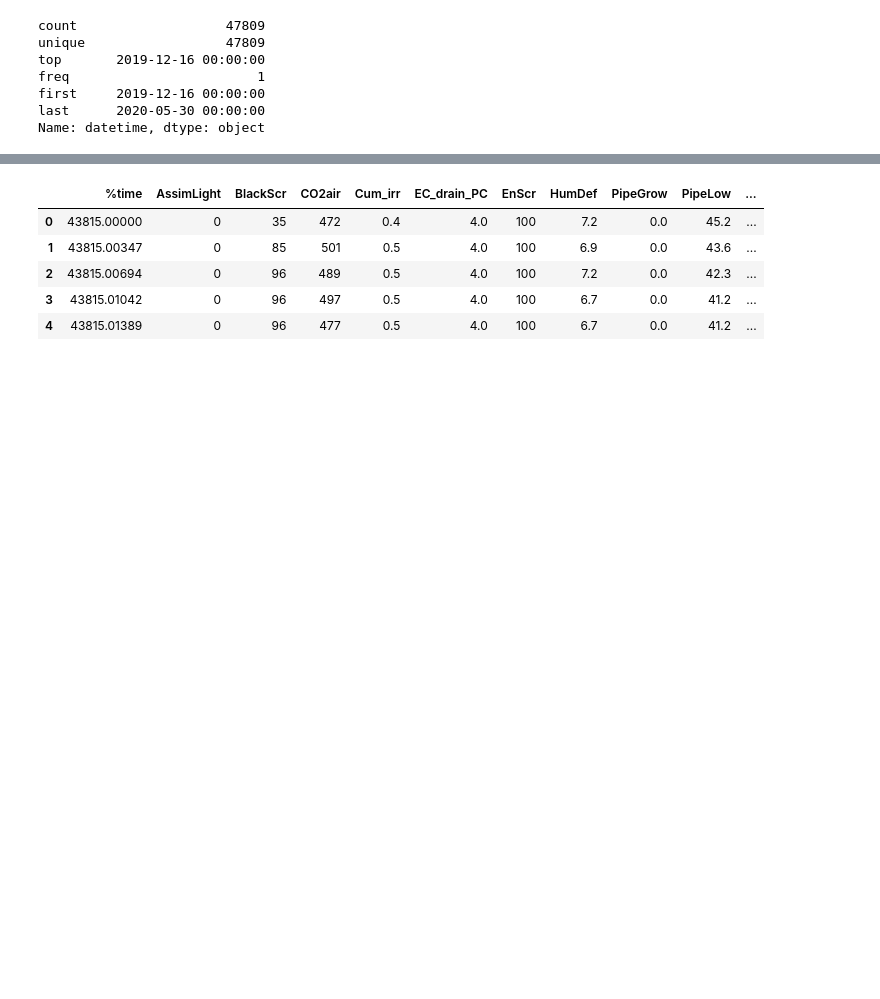
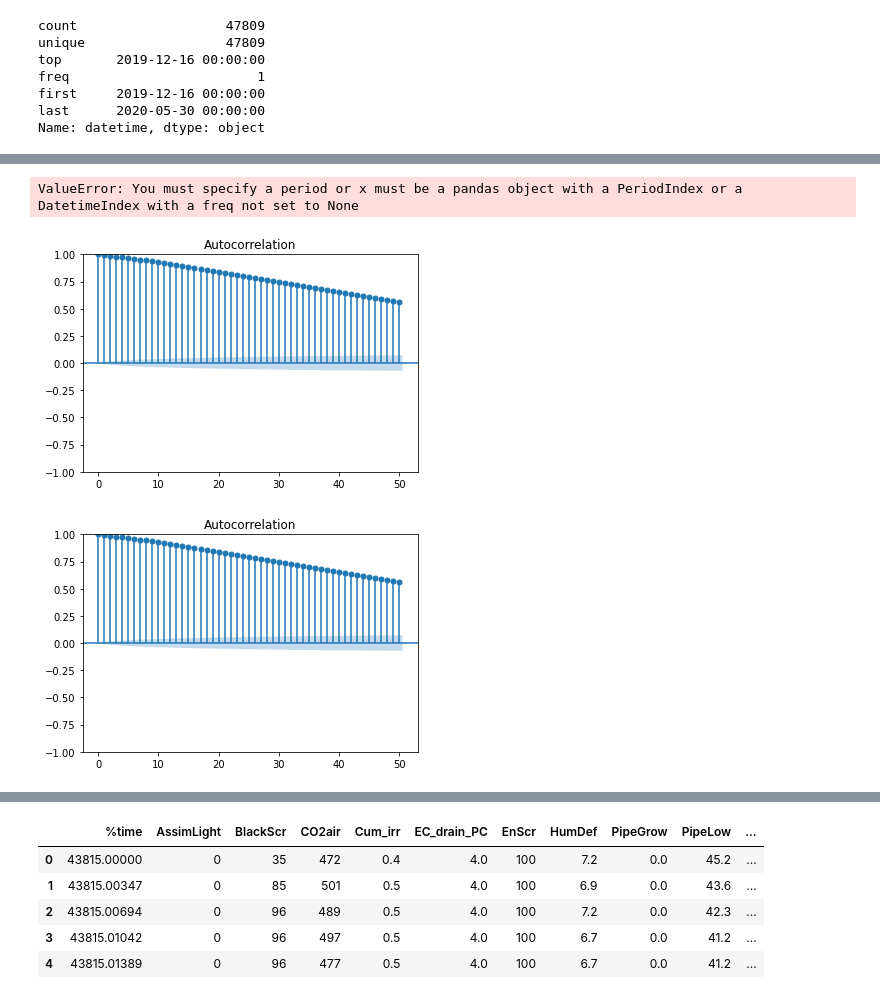
Before and after one commit to pariosur/food_waste, a Jupyter notebook: algeria/EDA indoor climate.ipynb, the cells around one changed output, grey strips where cells are left out. Cells and saved outputs as stored; diff of their text form; code cells hidden in the pictures; blank space fills up the shorter version.

```diff
--- a/algeria/EDA indoor climate.ipynb
+++ b/algeria/EDA indoor climate.ipynb
@@ -96,0 +303,19 @@ Name: datetime, dtype: object
+# %%
+from statsmodels.tsa.seasonal import seasonal_decompose
+from dateutil.parser import parse
+
+# Additive Decomposition
+result_add = seasonal_decompose(df_ref_greenhouse_final['Cum_irr'], model='additive', extrapolate_trend='freq')
+
+# Plot
+plt.rcParams.update({'figure.figsize': (10,10)})
+result_add.plot().suptitle('Additive Decompose', fontsize=22)
+plt.show()
+# %% [output]
+ValueError: You must specify a period or x must be a pandas object with a PeriodIndex or a DatetimeIndex with a freq not set to None
+# %%
+from statsmodels.graphics.tsaplots import plot_acf
+plot_acf(df_ref_greenhouse_final.Rhair, lags=50)
+# %% [output]
+[figure, added]
+[figure, added]
```
Also changed, not shown: parts of 48 cells of this notebook.
